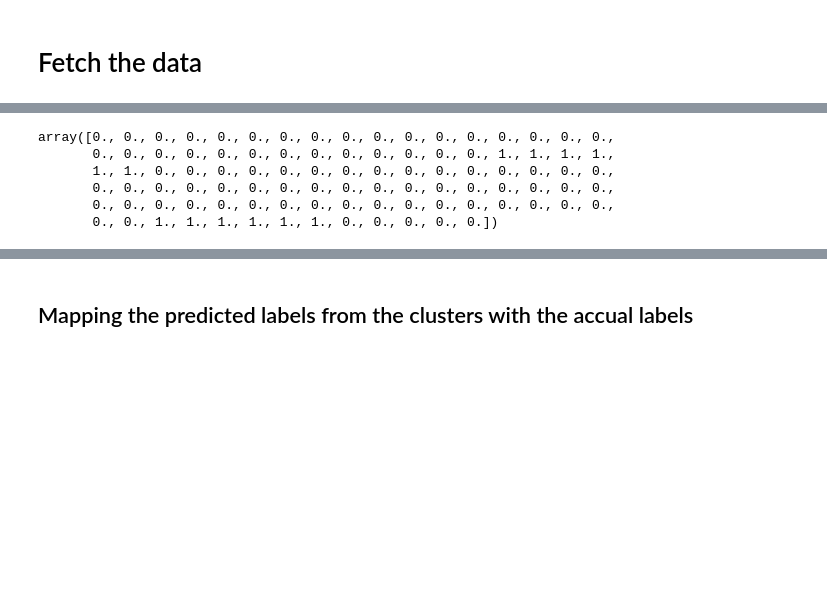
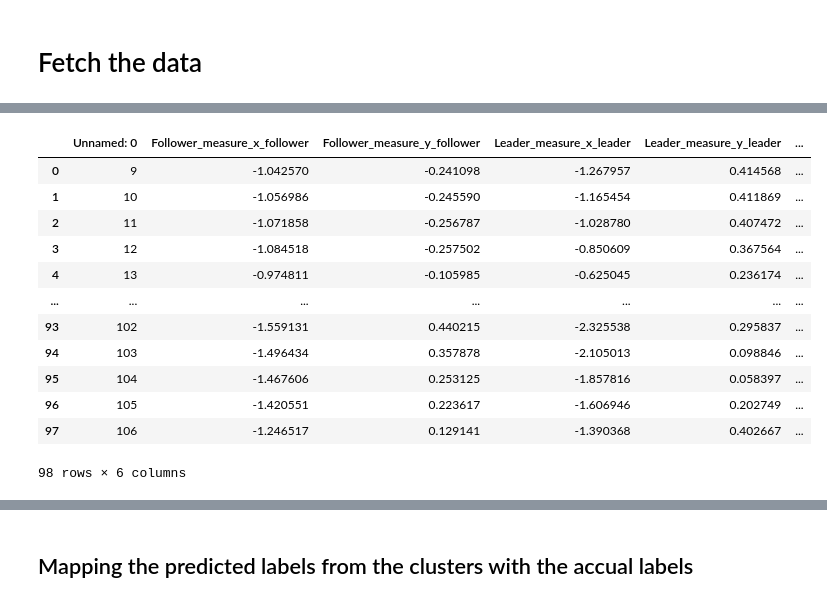
Before and after one commit to Sa2a/SmartCities_Anomaly_detection, a Jupyter notebook: SmartCities_Anomaly_detection.ipynb, the cells around one changed output, grey strips where cells are left out. Saved outputs shown, nothing was run; the diff lists cells and outputs as text; code cells hidden in the pictures; blank space fills up the shorter version.

```diff
--- a/SmartCities_Anomaly_detection.ipynb
+++ b/SmartCities_Anomaly_detection.ipynb
@@ -62 +78,17 @@ df1= pd.read_csv("Dataset_to_be_used_in_performance_comparison.csv")
+# %%
+df1
+# %% [output]
+|  | Unnamed: 0 | Follower_measure_x_follower | Follower_measure_y_follower | Leader_measure_x_leader | Leader_measure_y_leader | ... |
+| 0 | 9 | -1.042570 | -0.241098 | -1.267957 | 0.414568 | ... |
+| 1 | 10 | -1.056986 | -0.245590 | -1.165454 | 0.411869 | ... |
+| 2 | 11 | -1.071858 | -0.256787 | -1.028780 | 0.407472 | ... |
+| 3 | 12 | -1.084518 | -0.257502 | -0.850609 | 0.367564 | ... |
+| 4 | 13 | -0.974811 | -0.105985 | -0.625045 | 0.236174 | ... |
+| ... | ... | ... | ... | ... | ... | ... |
+| 93 | 102 | -1.559131 | 0.440215 | -2.325538 | 0.295837 | ... |
+| 94 | 103 | -1.496434 | 0.357878 | -2.105013 | 0.098846 | ... |
+| 95 | 104 | -1.467606 | 0.253125 | -1.857816 | 0.058397 | ... |
+| 96 | 105 | -1.420551 | 0.223617 | -1.606946 | 0.202749 | ... |
+| 97 | 106 | -1.246517 | 0.129141 | -1.390368 | 0.402667 | ... |
+98 rows × 6 columns
 # %%
@@ -64,12 +96,3 @@ data=df.iloc[:,:-1]
 target=df1['labels']
 X = np.array(data)
 Y= np.array(target)
-# %%
-Y
-# %% [output]
-array([0., 0., 0., 0., 0., 0., 0., 0., 0., 0., 0., 0., 0., 0., 0., 0., 0.,
-       0., 0., 0., 0., 0., 0., 0., 0., 0., 0., 0., 0., 0., 1., 1., 1., 1.,
-       1., 1., 0., 0., 0., 0., 0., 0., 0., 0., 0., 0., 0., 0., 0., 0., 0.,
-       0., 0., 0., 0., 0., 0., 0., 0., 0., 0., 0., 0., 0., 0., 0., 0., 0.,
-       0., 0., 0., 0., 0., 0., 0., 0., 0., 0., 0., 0., 0., 0., 0., 0., 0.,
-       0., 0., 1., 1., 1., 1., 1., 1., 0., 0., 0., 0., 0.])
```
Also changed, not shown: parts of 12 cells of this notebook.
